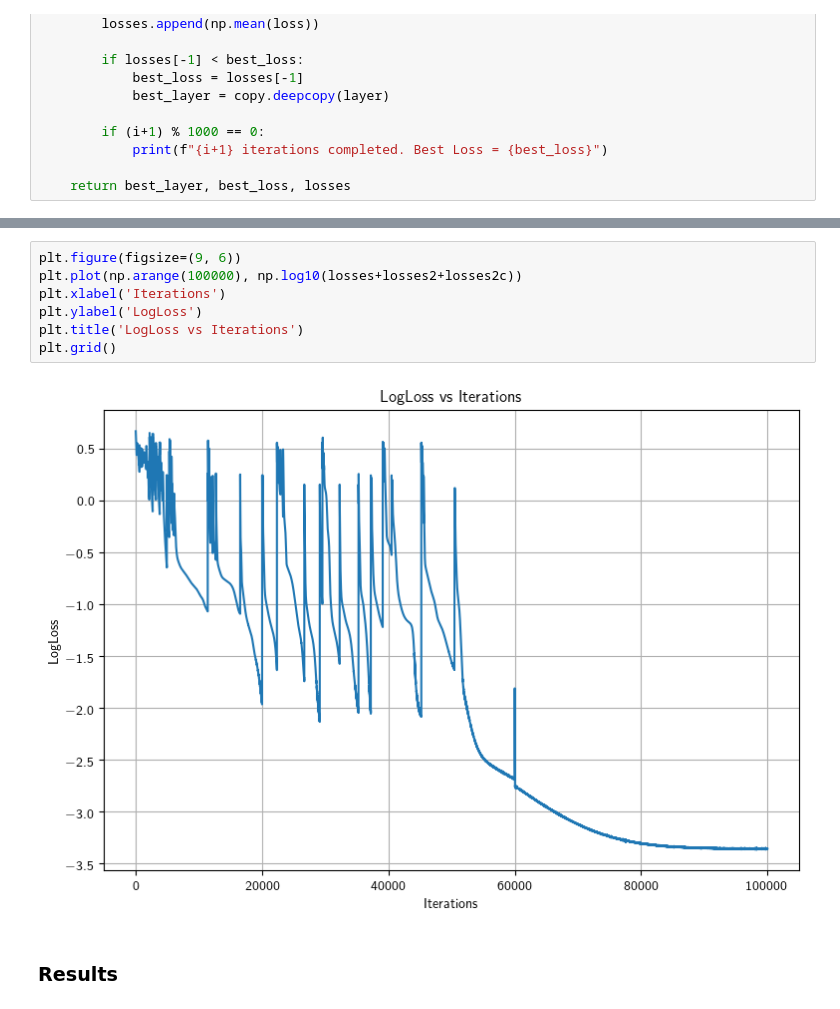
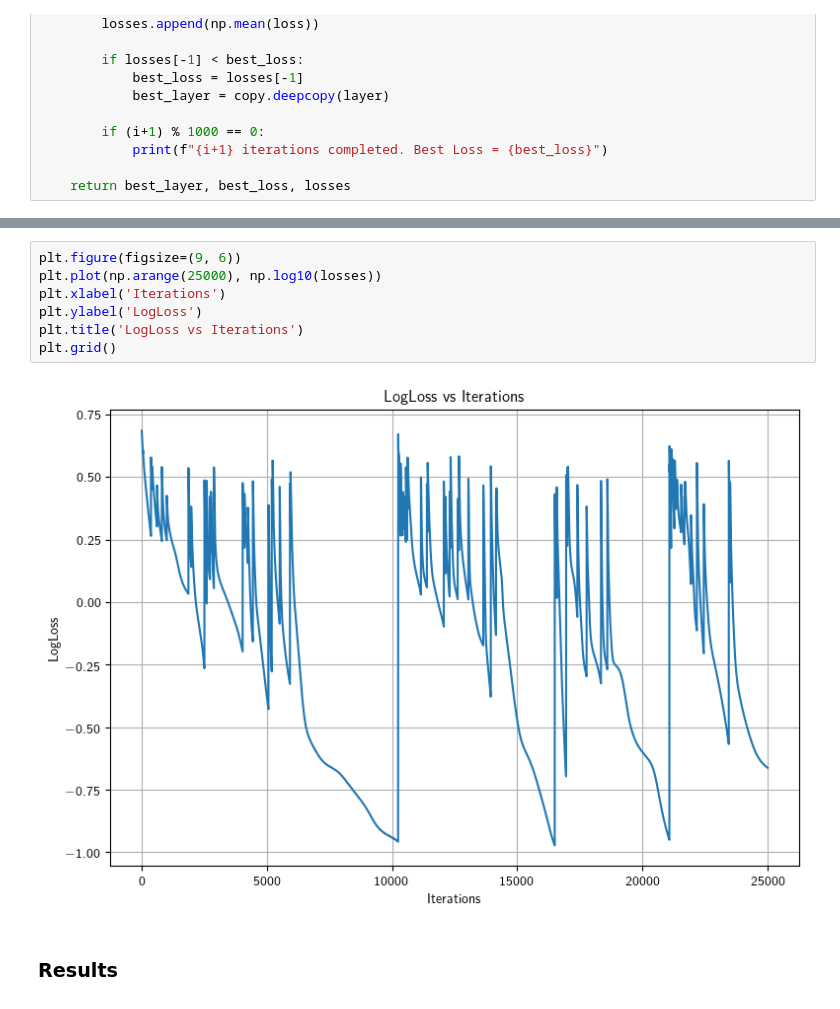
Before and after one commit to kukretianiket/photonic-neural-comp, a Jupyter notebook: calibration.ipynb, the cells around one changed output, grey strips where cells are left out. Cells and saved outputs as stored; diff of their text form.

```diff
--- a/calibration.ipynb
+++ b/calibration.ipynb
@@ -583,13 +587,13 @@ best_layer2c, best_loss2c, losses2c = train_layer(layer, x_train, y_train, loss_
 40000 iterations completed. Best Loss = 0.0004314487741794437
 # %%
 plt.figure(figsize=(9, 6))
-plt.plot(np.arange(100000), np.log10(losses+losses2+losses2c))
+plt.plot(np.arange(25000), np.log10(losses))
 plt.xlabel('Iterations')
 plt.ylabel('LogLoss')
 plt.title('LogLoss vs Iterations')
 plt.grid()
 # %% [output]
-[figure, old version]
+[figure, new version]
 # %% [markdown]
 ### Results
 # %%
```
Also changed, not shown: parts of 26 cells of this notebook, 6 other files.
